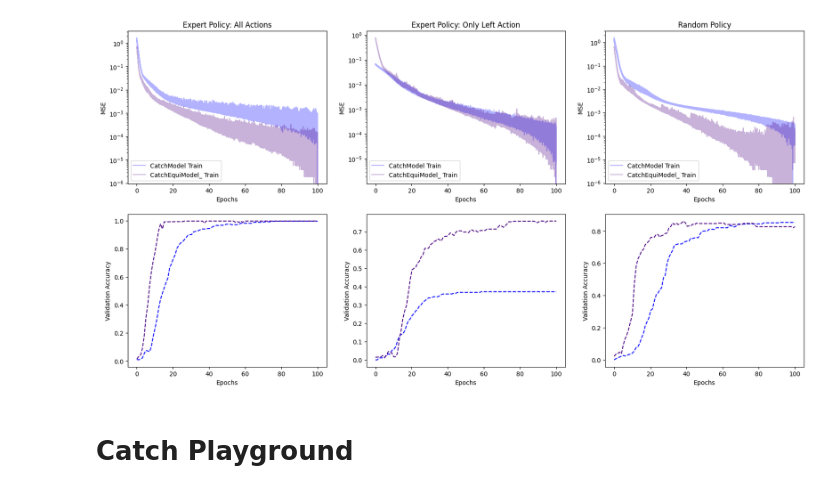
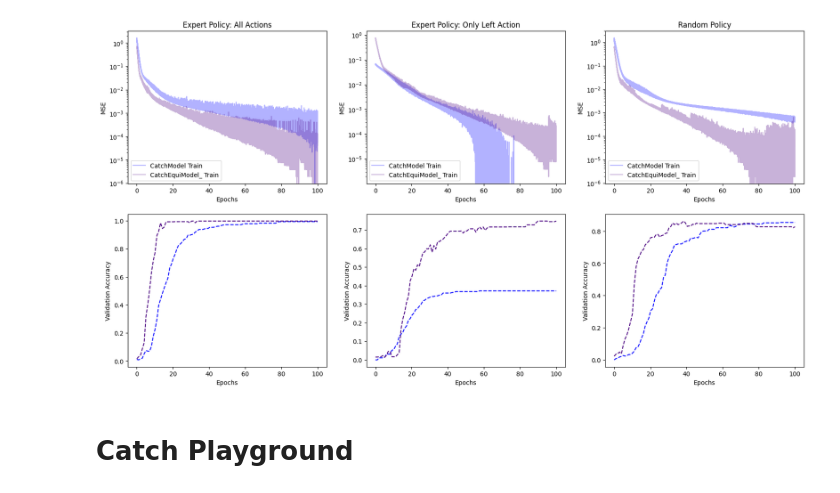
Before and after one commit to seancraven/mono_ms, a Jupyter notebook: model_based/transition_model_catch_plots.ipynb, the cells around one changed output. Cells and saved outputs as stored; diff of their text form; code cells hidden in the pictures.

```diff
--- a/model_based/transition_model_catch_plots.ipynb
+++ b/model_based/transition_model_catch_plots.ipynb
@@ -87,26 +90,28 @@ You can choose the search directory by setting xla_gpu_cuda_data_dir in HloModul
 # %%
 titles = ["Expert Policy: All Actions", "Expert Policy: Only Left Action", "Random Policy"]
 fig, ax = plt.subplots(2, 3, figsize=(20, 10))
 assert len(sol) == len(hyps) == len(cs)
 for sub_sol, hyp, c in zip(sol, hyps, cs):
 
     for i, ((train_loss, val_loss), tit) in enumerate(zip(sub_sol, titles)):
+        if i == 0:
+            baseline = jnp.min(train_loss)
         # train_loss= moving_average(train_loss, 10)
-        ax[0, i].semilogy(get_x(train_loss, hyp.epochs),train_loss - jnp.min(train_loss), label=f"{hyp.model.__name__} Train", color=c, alpha = 0.3)
+        ax[0, i].semilogy(get_x(train_loss, hyp.epochs),train_loss - baseline, label=f"{hyp.model.__name__} Train", color=c, alpha = 0.3)
         if tit == "Random Policy":
             ax[1, i].plot(get_x(val_loss, hyp.epochs), val_loss, label=f"{hyp.model.__name__} Expert Policy Validation", color=c, linestyle="--")
         else:
             ax[1, i].plot(get_x(val_loss, hyp.epochs), val_loss, label=f"{hyp.model.__name__} Val", color=c, linestyle="--")
         ax[0, i].legend(loc="lower left")
         ax[0, i].set_xlabel("Epochs")
         ax[1, i].set_xlabel("Epochs")
         ax[0, i].set_ylabel("MSE")
         ax[1, i].set_ylabel("Validation Accuracy")
         ax[0, i].set_title(tit)
         # ax[0, i].set_xlim(0, EPCH)
         # ax[1, i].set_ylim(0, 1)
 # %% [output]
-[figure, old version]
+[figure, new version]
 # %%
 rng = jax.random.PRNGKey(42)
 key = jax.random.split(rng, 500)
```
Also changed, not shown: parts of 2 cells of this notebook, 19 other files.
